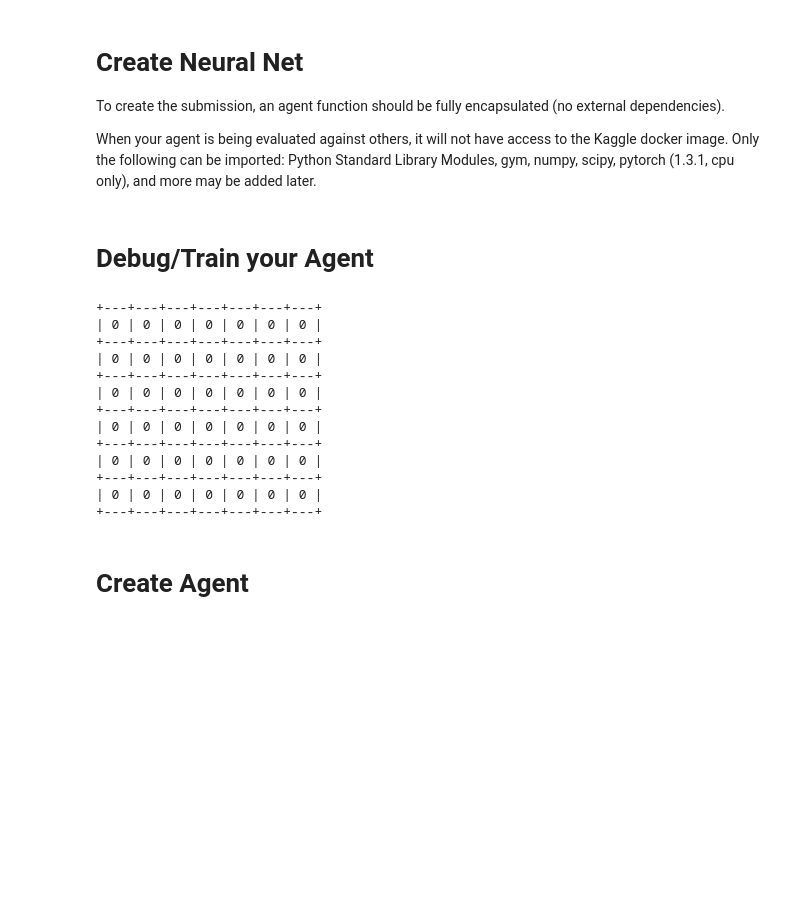
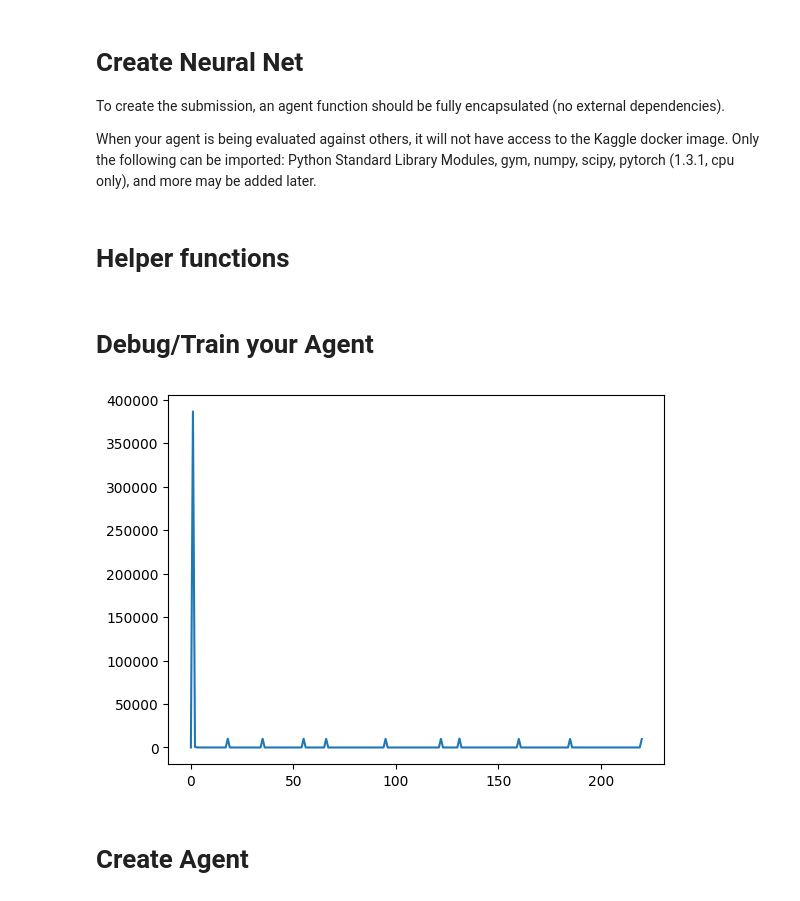
Before and after one commit to swbae31/ConnectXKaggle, a Jupyter notebook: connectx-getting-started.ipynb, the cells around one changed output. Saved outputs shown, nothing was run; the diff lists cells and outputs as text; code cells hidden in the pictures; blank space fills up the shorter version.

Commit message:
Improve loss function

```diff
--- a/connectx-getting-started.ipynb
+++ b/connectx-getting-started.ipynb
@@ -51 +67,3 @@ class ValueNetwork(nn.Module):
         return output
+# %% [markdown]
+# Helper functions
@@ -52,20 +120,2 @@ class ValueNetwork(nn.Module):
 # %% [markdown]
 # Debug/Train your Agent
-# %%
-from kaggle_environments import evaluate, make, utils
-
-env = make("connectx", debug=True)
-# %% [output]
-+---+---+---+---+---+---+---+
-| 0 | 0 | 0 | 0 | 0 | 0 | 0 |
-+---+---+---+---+---+---+---+
-| 0 | 0 | 0 | 0 | 0 | 0 | 0 |
-+---+---+---+---+---+---+---+
-| 0 | 0 | 0 | 0 | 0 | 0 | 0 |
-+---+---+---+---+---+---+---+
-| 0 | 0 | 0 | 0 | 0 | 0 | 0 |
-+---+---+---+---+---+---+---+
-| 0 | 0 | 0 | 0 | 0 | 0 | 0 |
-+---+---+---+---+---+---+---+
-| 0 | 0 | 0 | 0 | 0 | 0 | 0 |
-+---+---+---+---+---+---+---+
@@ -123,13 +122,14 @@ def opponent_mark(mark):
 # %%
 # Improvements needed
+# 0) Make the layers more complex
 # 1) Separate model for prediction and evaluation
 # 2) Memory replay for more stability
 # 3) Possibly some rollout methods to look ahead
+# 4) Decay in lr or epsilon
 def train(model: nn.Module, optimizer: Adam, episodes: int, env, epsilon, gamma):
     # Cast model to cuda
-    DEVICE = "cuda" if torch.cuda.is_available() else "cpu"
     model = model.to(DEVICE)
-
+    losses = []
     for episode in tqdm(range(episodes)):
         # for each episode
         env.reset()
@@ -140,45 +140,48 @@ def train(model: nn.Module, optimizer: Adam, episodes: int, env, epsilon, gamma)
                 active=0
             if env.state[1].status == "ACTIVE":
                 active=1
 
             observation = env.state[active].observation
             configuration = env.configuration
-            currentBoard = observation.board
             myMark = observation.mark
 
-            curAfterStateValue = -model(currentBoard, opponent_mark(myMark))
-            my_action = training_policy(env, model, observation.board, observation.mark, epsilon)
-
+            # Choose epsilon greedy action
+            my_action = training_policy(env, model, observation.board, myMark, epsilon)
             # Step depending on who's turn is it for self play
             env.step([my_action if i==active else None for i in [0,1]])
-            steps = len(env.steps)
-            nextBoard = observation.board
-            observation = env.state[active].observation
             reward = 0
             if env.done:
                 reward = 100
+            steps = len(env.steps)
+            # Current value of my after state (post action state)
+            curAfterStateValue = model(observation.board, myMark)
+            # Value of next after state (post action state of opponent), thus multiply -1 since zero sum game
+            nextAfterStateValue = policy(env, model, observation.board, opponent_mark(myMark))[1] * -1
 
-            # My after state value
-            nextAfterStateValue = model(nextBoard, myMark)
-            # Need to fix this
+            # Need to improve this
             loss = (reward + nextAfterStateValue * gamma - curAfterStateValue)**2
+            losses.append(float(loss))
             loss.backward()
             optimizer.step()
             optimizer.zero_grad()
             # env.render(mode="ipython", width=100, height=90, header=False, controls=False)
 
+    plt.plot(losses)
+    plt.show()
 
 # Set up model and optimizer
 numConvFilters = 1000
 filterSize = 4
 # Input: after board state, player mark
 # Output: Value of the after boardstate
 model = ValueNetwork(numConvFilters, filterSize, env.configuration.columns, env.configuration.rows)
-lr = 0.0001
+lr = 0.01
 optimizer = Adam(model.parameters(), lr=lr)
 
 # Start Training
-train(model, optimizer, episodes=10000, env=env, epsilon=0.3, gamma=0.9)
+train(model, optimizer, episodes=10, env=env, epsilon=0.3, gamma=0.9)
+# %% [output]
+[figure, added]
 # %% [markdown]
 # Create Agent
 # %%
```
Also changed, not shown: parts of 5 cells of this notebook, 1 other file.
